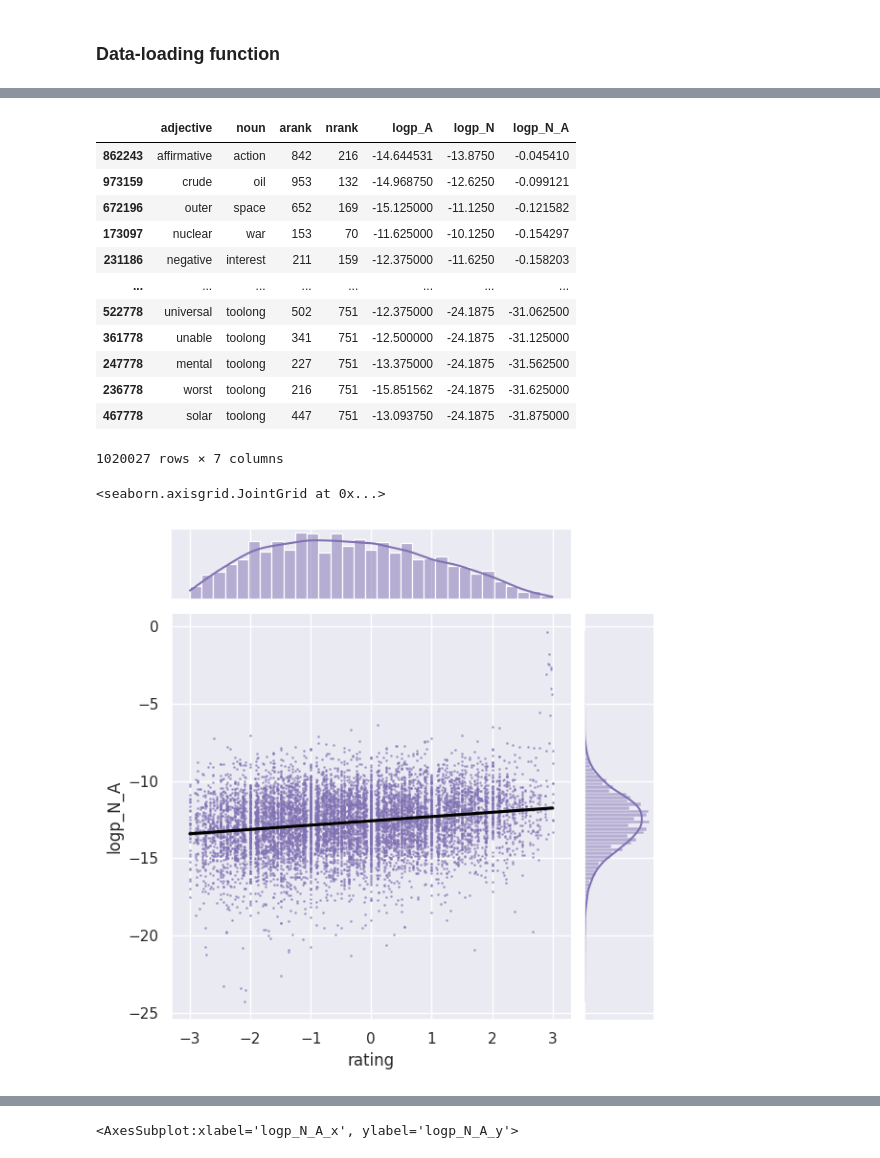
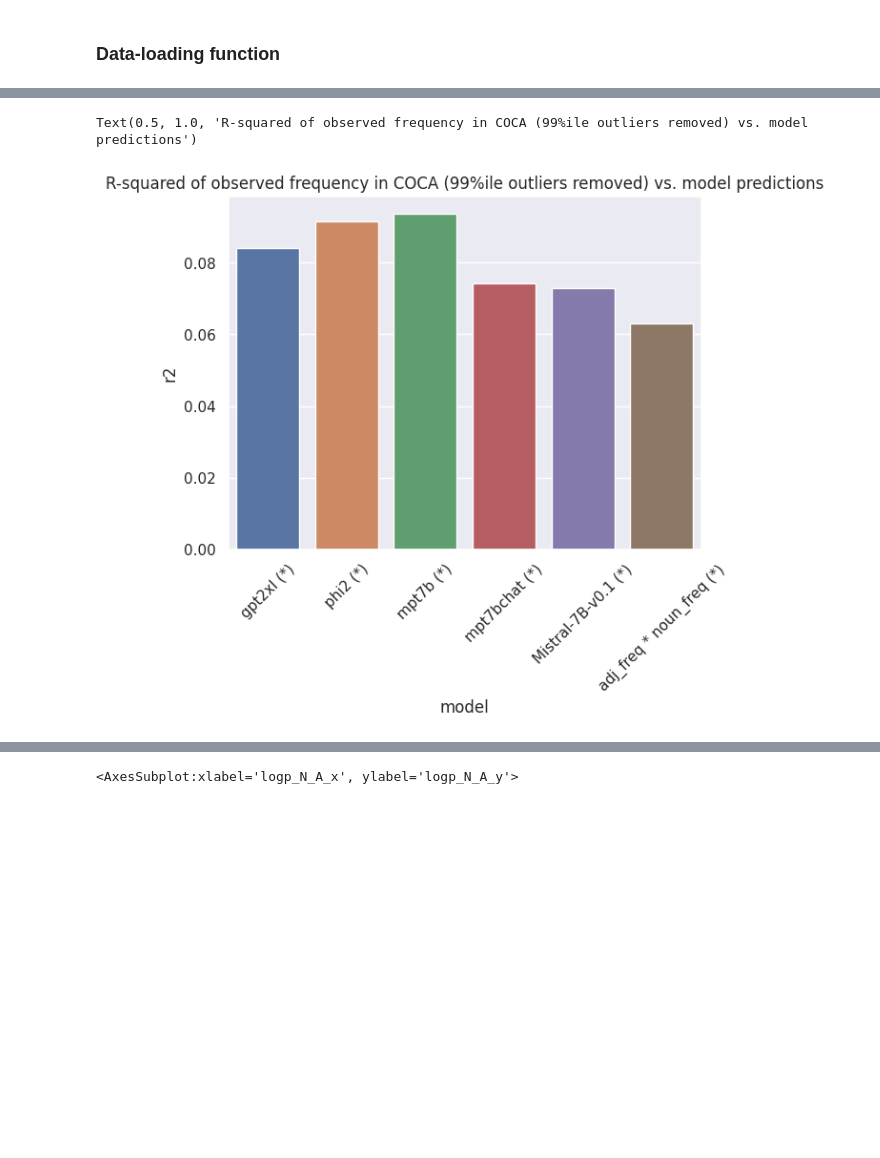
Before and after one commit to roccoflint/composlang_ud, a Jupyter notebook: notebooks/figure-2-process_llm_sparsity.ipynb, the cells around one changed output, grey strips where cells are left out. Saved outputs shown, nothing was run; the diff lists cells and outputs as text; code cells hidden in the pictures; blank space fills up the shorter version.

```diff
--- a/notebooks/figure-2-process_llm_sparsity.ipynb
+++ b/notebooks/figure-2-process_llm_sparsity.ipynb
@@ -202,0 +196,20 @@ plt.show()
+# %%
+models
+df = {
+    "gpt2xl": gpt2xl,
+    "phi2": phi2,
+    "mpt7b": mpt7b,
+    "mpt7bchat": mpt7bchat,
+    "Mistral-7B-v0.1": mistral7b,
+}
+# %%
+results = []
+for model in df:
+    x, y, fit = compute_fit(df[model])
+    r2 = fit.rsquared
+    p = fit.pvalues[1]
+    results.append({"model": model, "r2": r2, "p": p})
+    print(
+        model,
+        f"{fit.rsquared=:.4f}, {fit.pvalues[1]=:.3f}; eqn: y = {fit.params[1]:.3f}x + {fit.params[0]:.3f}",
+    )
@@ -202,0 +222,8 @@ plt.show()
+# %%
+*_, fit = compute_fit(mpt7bchat, model="metadata", metric=["adj_freq", "noun_freq"])
+print(
+    f"{fit.rsquared=:.4f}, {fit.pvalues.to_list()[1]=:.3f}; eqn: y = {fit.params.to_list()[1]:.3f}x + {fit.params.to_list()[0]:.3f}"
+)
+results.append(
+    {"model": "adj_freq * noun_freq", "r2": fit.rsquared, "p": fit.pvalues.to_list()[1]}
+)
@@ -202,0 +232,4 @@ plt.show()
+# %%
+results = pd.DataFrame(results)
+results["model"] += results["p"].apply(lambda val: " (*)" if val < 0.05 else "")
+results
@@ -203,3 +244,16 @@ plt.show()
+# %%
+sns.barplot(
+    x=results["model"],
+    y=results["r2"],
+)
+# rotate xaxis labels
+plt.xticks(rotation=45)
+plt.title(
+    "R-squared of observed frequency in COCA (99%ile outliers removed) vs. model predictions"
+)
+# %% [output]
+Text(0.5, 1.0, 'R-squared of observed frequency in COCA (99%ile outliers removed) vs. model predictions')
+[figure, added]
 # %%
 def construct_mat(df, col="pmi"):
     model = df.columns[-1][0]
@@ -209,36 +263,3 @@ def construct_mat(df, col="pmi"):
             (model, "pmi")
         ]
     return mat
-# %%
-mpt7bchat.sort_values(by="logp_N_A", ascending=False)
-# %% [output]
-|  | adjective | noun | arank | nrank | logp_A | logp_N | logp_N_A |
-| 862243 | affirmative | action | 842 | 216 | -14.644531 | -13.8750 | -0.045410 |
-| 973159 | crude | oil | 953 | 132 | -14.968750 | -12.6250 | -0.099121 |
-| 672196 | outer | space | 652 | 169 | -15.125000 | -11.1250 | -0.121582 |
-| 173097 | nuclear | war | 153 | 70 | -11.625000 | -10.1250 | -0.154297 |
-| 231186 | negative | interest | 211 | 159 | -12.375000 | -11.6250 | -0.158203 |
-| ... | ... | ... | ... | ... | ... | ... | ... |
-| 522778 | universal | toolong | 502 | 751 | -12.375000 | -24.1875 | -31.062500 |
-| 361778 | unable | toolong | 341 | 751 | -12.500000 | -24.1875 | -31.125000 |
-| 247778 | mental | toolong | 227 | 751 | -13.375000 | -24.1875 | -31.562500 |
-| 236778 | worst | toolong | 216 | 751 | -15.851562 | -24.1875 | -31.625000 |
-| 467778 | solar | toolong | 447 | 751 | -13.093750 | -24.1875 | -31.875000 |
-1020027 rows × 7 columns
-# %%
-sns.jointplot(
-    data=gptlogp,
-    y="logp_N_A",
-    x="rating",
-    kind="reg",
-    scatter_kws={"s": 1, "alpha": 0.5},
-    line_kws={"color": "black"},
-    color="m",
-    ci=99,
-    # hue="trial_type",
-    # edgecolor=None,
-    # s=1,
-)
-# %% [output]
-<seaborn.axisgrid.JointGrid at 0x...>
-[figure, removed]
```
Also changed, not shown: parts of 22 cells of this notebook, 3 other files.
